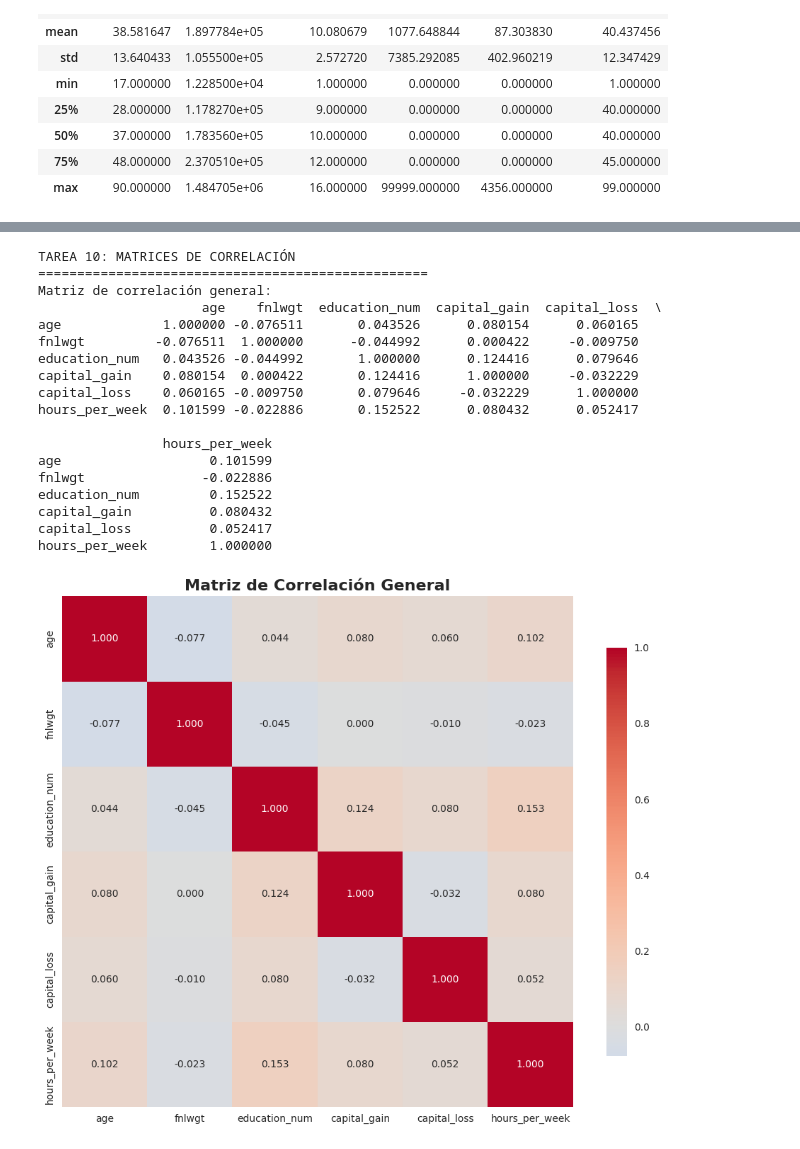
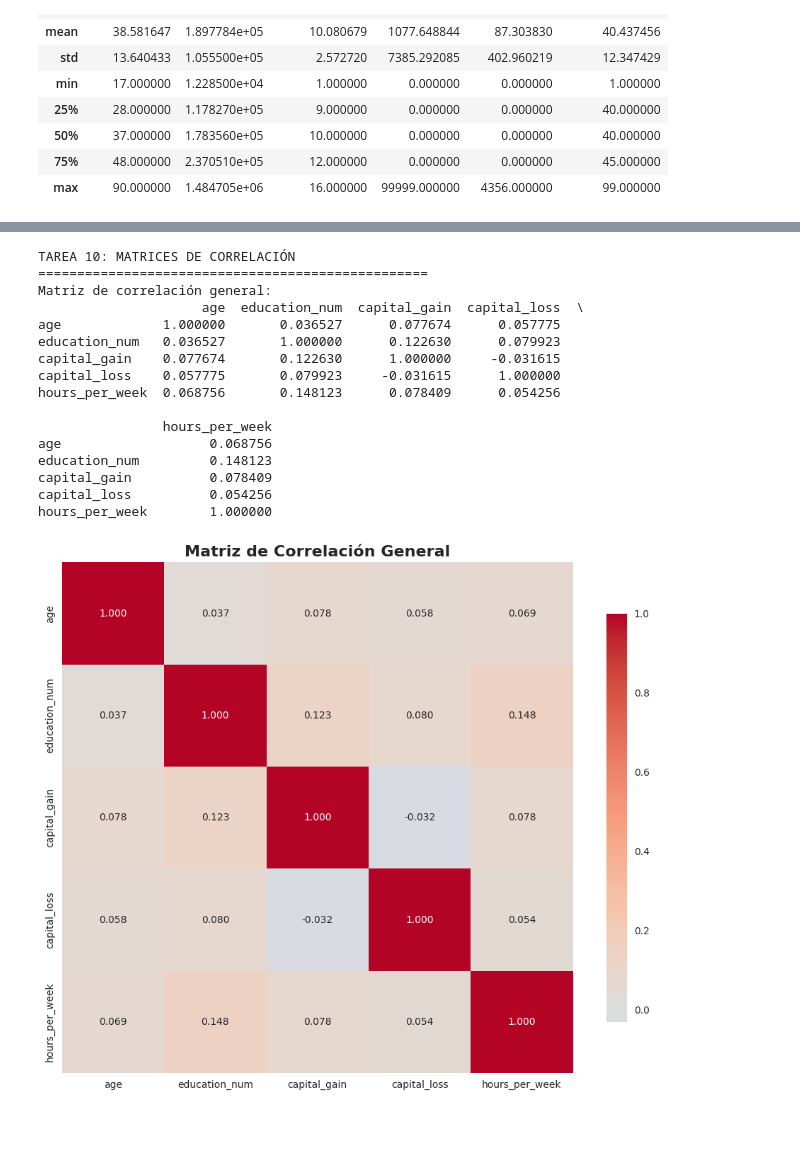
Before and after one commit to Roolivero/sistemasInteligentes, a Jupyter notebook: Proyecto Integrador/scripts/scriptBorrador1.ipynb, the cells around one changed output, grey strips where cells are left out. Drawn from its saved outputs; the diff is of its cells as text; code cells hidden in the pictures.

```diff
--- a/Proyecto Integrador/scripts/scriptBorrador1.ipynb
+++ b/Proyecto Integrador/scripts/scriptBorrador1.ipynb
@@ -99,15 +179,30 @@ Estadísticas descriptivas básicas:
 # %%
-# NOTAS: Esta celda prepara y limpia los datos para el análisis.
-# Primero elimina filas con valores faltantes y luego convierte la variable objetivo 'income'
+# NOTAS: Esta celda prepara y limpia los datos para el análisis implementando la estrategia
+# de rellenado de valores faltantes documentada anteriormente. Se rellenan las variables
+# categóricas con su moda (valor más frecuente) y se convierte la variable objetivo 'income'
 # de categórica a binaria (0/1) para facilitar los análisis estadísticos posteriores.
-# La variable binaria es más fácil de interpretar: 1 = gana más de 50K, 0 = gana 50K o menos.
 
 # Preparación de datos
-# Eliminar filas con valores faltantes
-print(f"Filas antes de limpiar: {len(df)}")
-df_clean = df.dropna()  # Elimina cualquier fila que tenga al menos un valor faltante
-print(f"Filas después de limpiar: {len(df_clean)}")
-print(f"Filas eliminadas: {len(df) - len(df_clean)}")
+print(f"Dataset original: {len(df)} filas")
+
+# Estrategia de rellenado de valores faltantes
+# Variables categóricas con valores faltantes
+categorical_missing = ['workclass', 'occupation', 'native_country']
+
+print("\nAplicando estrategia de rellenado con moda:")
+# Rellenar con moda para variables categóricas
+for col in categorical_missing:
+    if df[col].isnull().sum() > 0:
+        mode_value = df[col].mode()[0]  # Obtiene la moda (valor más frecuente)
+        missing_before = df[col].isnull().sum()
+        df[col].fillna(mode_value, inplace=True)  # Rellena valores faltantes con la moda
+        missing_after = df[col].isnull().sum()
+        print(f"  {col}: {missing_before} valores faltantes → rellenados con '{mode_value}' → {missing_after} restantes")
+
+# Crear dataset limpio (ahora sin valores faltantes)
+df_clean = df.copy()
+print(f"\nDataset final: {len(df_clean)} filas (todas las filas preservadas)")
+print(f"Valores faltantes restantes: {df_clean.isnull().sum().sum()}")
 
 # Codificar variable income a binario (1 para >50K, 0 para <=50K)
 # Convierte la variable categórica 'income' en una variable binaria numérica
@@ -629,47 +723,45 @@ Name: count, dtype: int64
 # NOTAS: Esta celda calcula y visualiza la matriz de correlación de Pearson entre las variables
 # numéricas. La correlación mide la relación lineal entre dos variables (valores entre -1 y 1).
 # Un valor cercano a 1 indica correlación positiva fuerte, -1 indica correlación negativa fuerte,
 # y 0 indica ausencia de correlación lineal. El heatmap visual facilita identificar patrones
 # de correlación entre múltiples variables simultáneamente.
 
 print("TAREA 10: MATRICES DE CORRELACIÓN")
 print("="*50)
 
 # Variables para correlación (excluyendo income_binary)
-correlation_vars = ['age', 'fnlwgt', 'education_num', 'capital_gain', 'capital_loss', 'hours_per_week']
+correlation_vars = ['age', 'education_num', 'capital_gain', 'capital_loss', 'hours_per_week']
 
 # Matriz de correlación general
 print("Matriz de correlación general:")
 corr_matrix = df_clean[correlation_vars].corr(method='pearson')  # Calcula correlaciones de Pearson
 print(corr_matrix)
 
 # Crear visualización de la matriz de correlación general
 plt.figure(figsize=(10, 8))
 sns.heatmap(corr_matrix, annot=True, cmap='coolwarm', center=0,
             square=True, fmt='.3f', cbar_kws={'shrink': 0.8})
 plt.title('Matriz de Correlación General', fontsize=16, fontweight='bold')
 plt.tight_layout()
 plt.show()
 # %% [output]
 TAREA 10: MATRICES DE CORRELACIÓN
 ==================================================
 Matriz de correlación general:
-                     age    fnlwgt  education_num  capital_gain  capital_loss  \
-age             1.000000 -0.076511       0.043526      0.080154      0.060165
-fnlwgt         -0.076511  1.000000      -0.044992      0.000422     -0.009750
-education_num   0.043526 -0.044992       1.000000      0.124416      0.079646
-capital_gain    0.080154  0.000422       0.124416      1.000000     -0.032229
-capital_loss    0.060165 -0.009750       0.079646     -0.032229      1.000000
-hours_per_week  0.101599 -0.022886       0.152522      0.080432      0.052417
+                     age  education_num  capital_gain  capital_loss  \
+age             1.000000       0.036527      0.077674      0.057775
+education_num   0.036527       1.000000      0.122630      0.079923
+capital_gain    0.077674       0.122630      1.000000     -0.031615
+capital_loss    0.057775       0.079923     -0.031615      1.000000
+hours_per_week  0.068756       0.148123      0.078409      0.054256
 
                 hours_per_week
-age                   0.101599
-fnlwgt               -0.022886
-education_num         0.152522
-capital_gain          0.080432
-capital_loss          0.052417
+age                   0.068756
+education_num         0.148123
+capital_gain          0.078409
+capital_loss          0.054256
 hours_per_week        1.000000
-[figure, old version]
+[figure, new version]
 # %%
 # NOTAS: Esta celda calcula matrices de correlación separadas por grupos de income para
 # analizar si las relaciones entre variables cambian según el nivel de ingresos. Esto es
```
Also changed, not shown: parts of 16 cells of this notebook.
